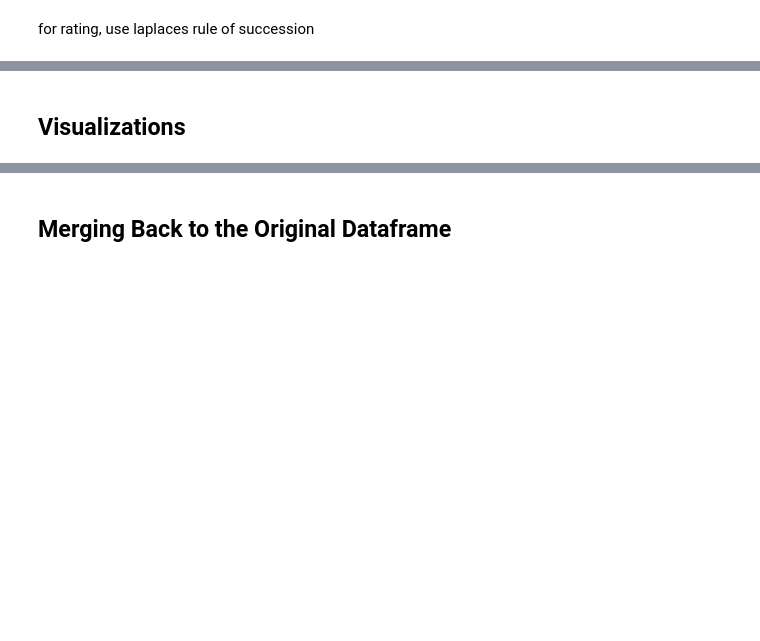
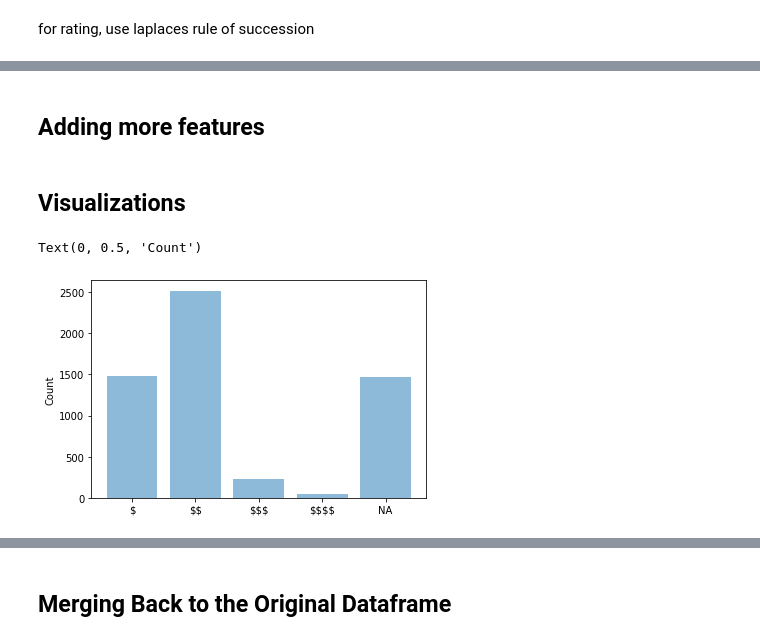
Before and after one commit to bradentam/vancouver_restaurants_project, a Jupyter notebook: eda/eda.ipynb, the cells around one changed output, grey strips where cells are left out. Cells and saved outputs as stored; diff of their text form; code cells hidden in the pictures; blank space fills up the shorter version.

```diff
--- a/eda/eda.ipynb
+++ b/eda/eda.ipynb
@@ -557,15 +530,18 @@ result
-# %%
-rest_id = result['businesses'][0]['id']
-data['yelp_call'][1227] = requests.get('https://api.yelp.com/v3/businesses/{}'
-                                    .format(rest_id), headers = headers).json()
 # %% [markdown]
 ## Creating the Cleaned Dataframe
 # %%
-with open(path + filename, 'rb') as f:
+with open('data/yelp/rest_yelp_api_2020-05-15.pkl', 'rb') as f:
     data = pickle.load(f)
 # %%
 data_clean = dict(name = [],
+                  name_yelp = [],
+                  postal_code = [],
+                  unit = [],
+                  house = [],
+                  street = [],
                   categories = [],
+                  is_claimed = [],
+                  is_closed = [],
                   rating = [],
                   review_count = [],
                   price = [])
@@ -624,0 +607,5 @@ pd.DataFrame(data_clean)
+# %%
+with open('data/yelp/rest_cleaned_2020-06-06.pkl', 'rb') as f:
+    data_clean = pickle.load(f)
+data_clean = pd.DataFrame(data_clean)
+data_clean
@@ -626,0 +716,2 @@ for rating, use laplaces rule of succession
+# %% [markdown]
+## Adding more features
@@ -627,2 +722,18 @@ for rating, use laplaces rule of succession
 # %% [markdown]
 ## Visualizations
+# %%
+objects = ("\$", "\$\$", "\$\$\$", "\$\$\$\$", "NA")
+y_pos = np.arange(len(objects))
+
+values = [np.sum((data_clean['price'] == "$").values),
+          np.sum((data_clean['price'] == "$$").values),
+          np.sum((data_clean['price'] == "$$$").values),
+          np.sum((data_clean['price'] == "$$$$").values),
+          np.sum((data_clean['price'].isna()).values)]
+
+plt.bar(y_pos, values, align='center', alpha=0.5)
+plt.xticks(y_pos, objects)
+plt.ylabel('Count')
+# %% [output]
+Text(0, 0.5, 'Count')
+[figure, added]
```
Also changed, not shown: parts of 28 cells of this notebook.
